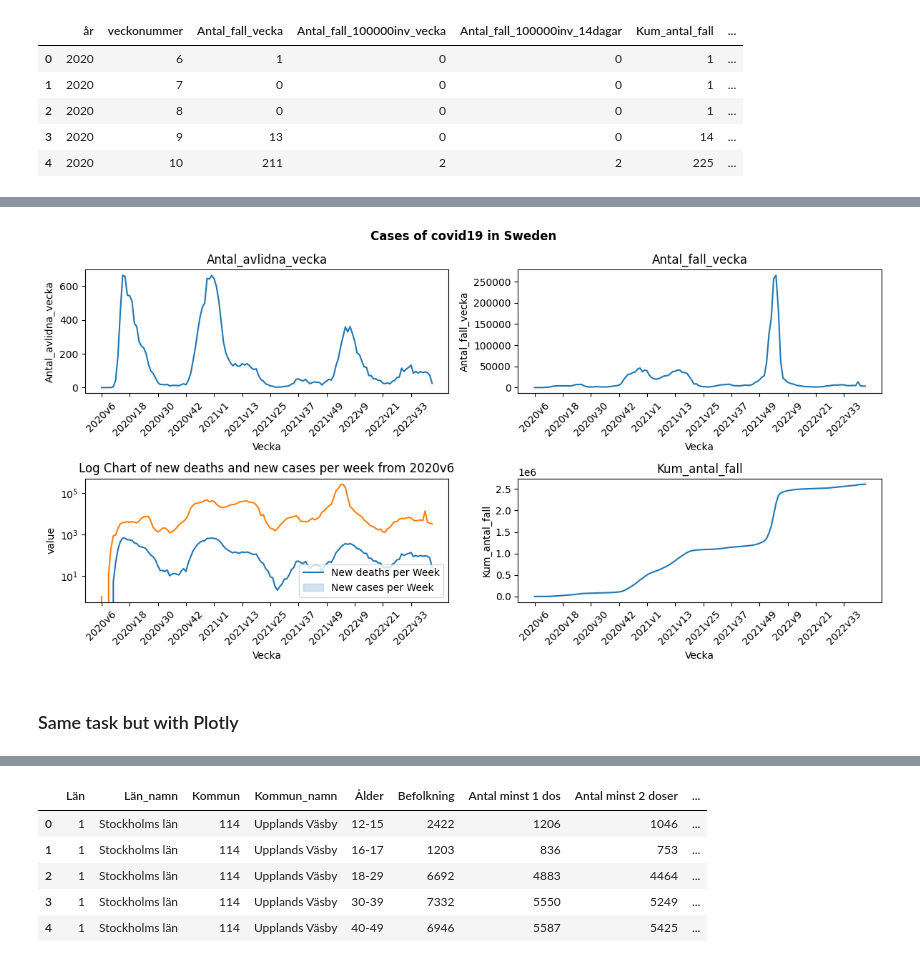
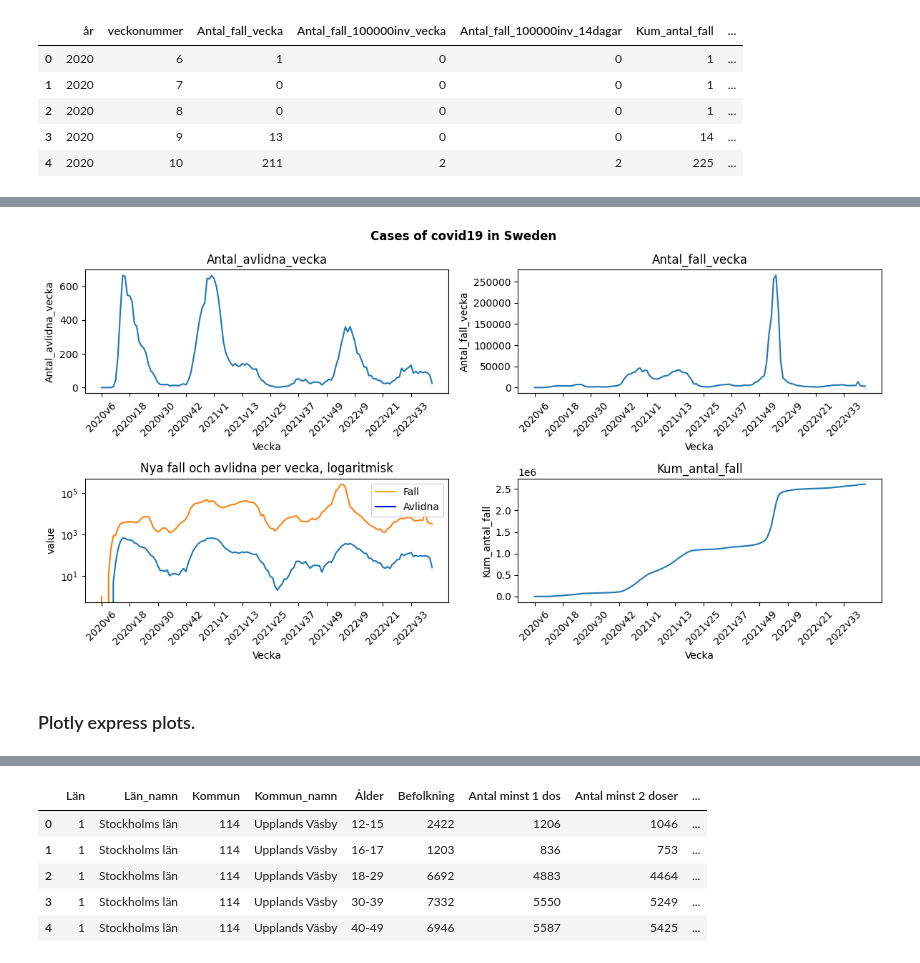
Before and after one commit to smlatic/Databehandling-Edin-Smlatic, a Jupyter notebook: Lab/Lab1-Covid/lab-Covid.ipynb, the cells around one changed output, grey strips where cells are left out. Drawn from its saved outputs; the diff is of its cells as text; code cells hidden in the pictures.

Commit message:
Lab Covid. Färdig

```diff
--- a/Lab/Lab1-Covid/lab-Covid.ipynb
+++ b/Lab/Lab1-Covid/lab-Covid.ipynb
@@ -82,27 +95,35 @@ veckodata.head()
 # %%
 import seaborn as sns
 import matplotlib.pyplot as plt
 
 fig, axes = plt.subplots(2,2, dpi=100, figsize=(12,6))
 
 y_variables = ["Antal_avlidna_vecka","Antal_fall_vecka", "Antal_avlidna_vecka", "Kum_antal_fall"]
 
 for ax, y_variable in zip(axes.flatten(), y_variables):
     sns.lineplot(data=veckodata, x="Vecka", y=y_variable, ax=ax)
     ax.set(title=f"{y_variable}", ylabel=f"{y_variable}", xticks=veckodata["Vecka"][::12])
     ax.tick_params(axis = "x", rotation = 45)
     plt.grid()
 
 sns.lineplot(data=veckodata, x="Vecka", y=y_variables[1], ax=axes[1,0])
-axes[1,0].set(title="Log Chart of new deaths and new cases per week from 2020v6", ylabel="value", xticks=veckodata["Vecka"][::12])
+axes[1,0].set(title="Nya fall och avlidna per vecka, logaritmisk", ylabel="value", xticks=veckodata["Vecka"][::12])
 axes[1,0].set_yscale("log")
-axes[1,0].legend(labels=["New deaths per Week", "New cases per Week"])
+
+
+# Hade problem att legenden inte visade färg så gjorde "custom" på den.
+import matplotlib.lines as mlines
+cases = mlines.Line2D([], [], color='orange', label='Fall')
+deaths = mlines.Line2D([], [], color='blue', label='Avlidna')
+axes[1,0].legend(handles=[cases, deaths])
+
+
 
 fig.tight_layout()
 fig.suptitle("Cases of covid19 in Sweden", y=1.03, fontweight="bold")
-plt.savefig("Visualiseringar/covid19_sweden.png", facecolor="white")
+plt.savefig("Visualiseringar/Upg1.covid19.png", facecolor="white")
 # %% [output]
-[figure, old version]
+[figure, new version]
-# %% [markdown]
-### Same task but with Plotly
+# %% [markdown]
+### Plotly express plots.
 # %%
```
Also changed, not shown: parts of 44 cells of this notebook, 17 other files.
